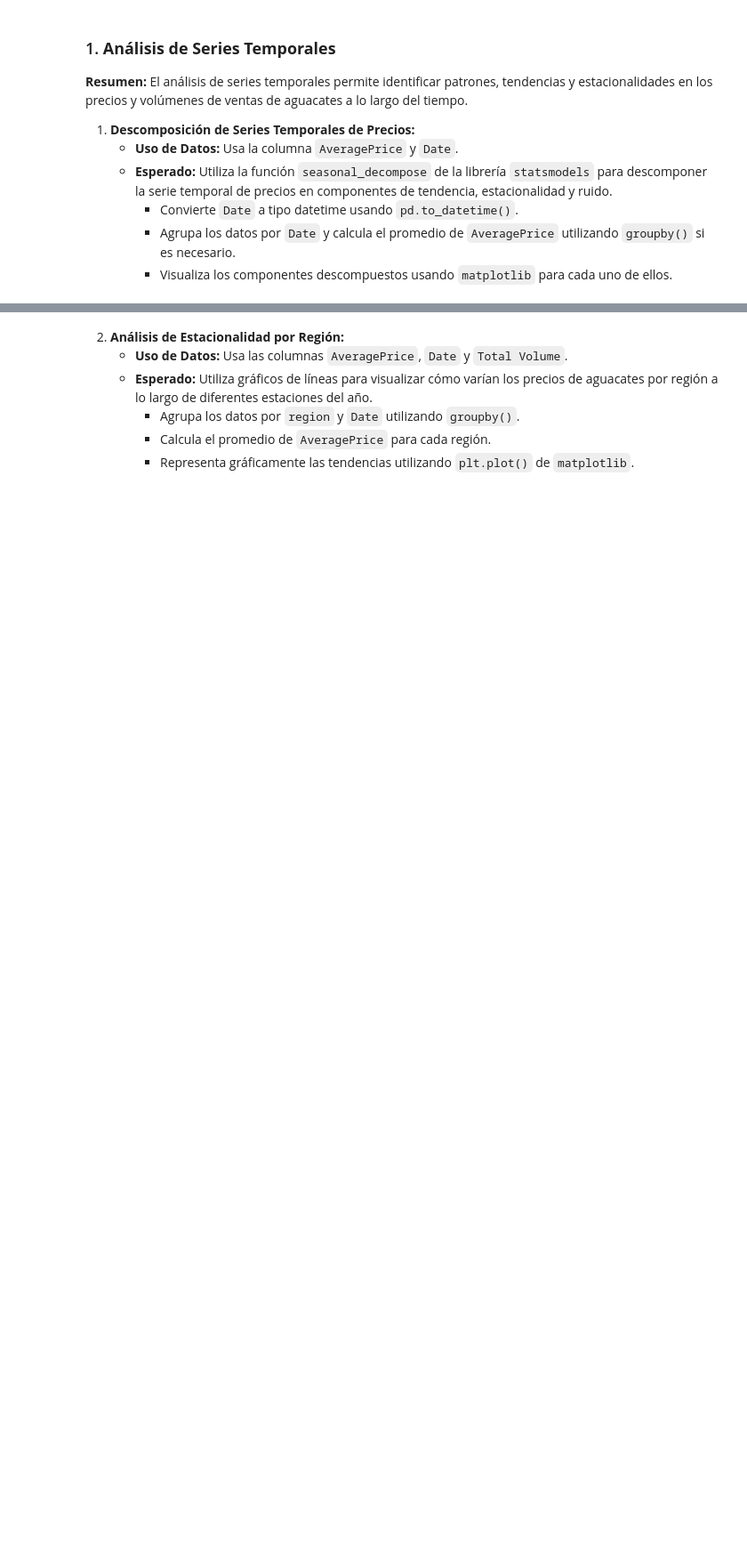
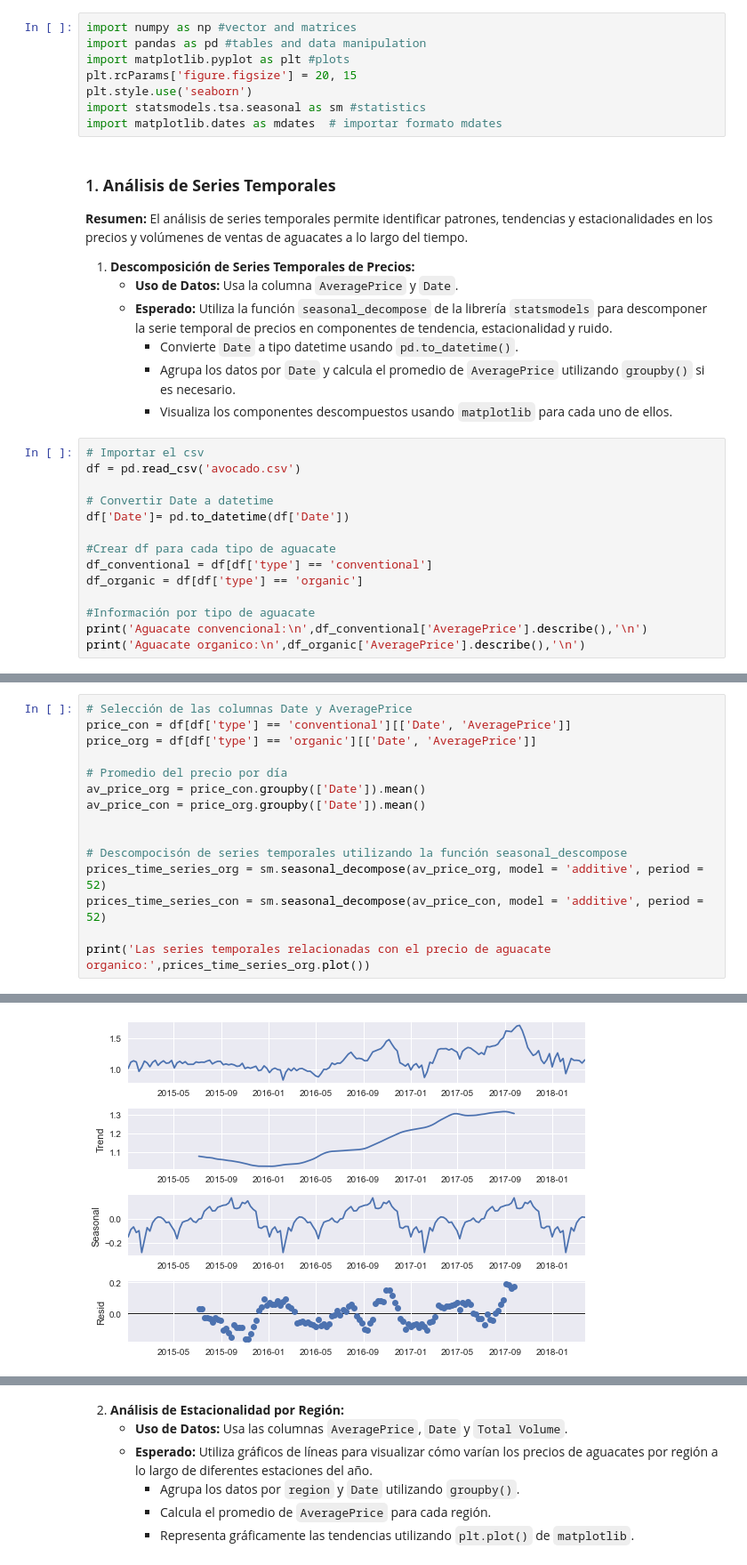
Before and after one commit to Julix4/avocado_project, a Jupyter notebook: proyecto_markdown.ipynb, the cells around one changed output, grey strips where cells are left out. Shown at 89% size. Cells and saved outputs as stored; diff of their text form; blank space fills up the shorter version.

Commit message:
Merge analisis series temporales a proyecto_markdown (#2)
* update time series analysis and EDA document update

```diff
--- a/proyecto_markdown.ipynb
+++ b/proyecto_markdown.ipynb
@@ -1,3 +1,11 @@
+# %%
+import numpy as np #vector and matrices
+import pandas as pd #tables and data manipulation
+import matplotlib.pyplot as plt #plots
+plt.rcParams['figure.figsize'] = 20, 15
+plt.style.use('seaborn')
+import statsmodels.tsa.seasonal as sm #statistics
+import matplotlib.dates as mdates  # importar formato mdates
 # %% [markdown]
 ### 1. **Análisis de Series Temporales**
 **Resumen:** El análisis de series temporales permite identificar patrones, tendencias y estacionalidades en los precios y volúmenes de ventas de aguacates a lo largo del tiempo.
@@ -8,3 +16,17 @@
      - Convierte `Date` a tipo datetime usando `pd.to_datetime()`.
      - Agrupa los datos por `Date` y calcula el promedio de `AveragePrice` utilizando `groupby()` si es necesario.
      - Visualiza los componentes descompuestos usando `matplotlib` para cada uno de ellos.
+# %%
+# Importar el csv
+df = pd.read_csv('avocado.csv')
+
+# Convertir Date a datetime
+df['Date']= pd.to_datetime(df['Date'])
+
+#Crear df para cada tipo de aguacate
+df_conventional = df[df['type'] == 'conventional']
+df_organic = df[df['type'] == 'organic']
+
+#Información por tipo de aguacate
+print('Aguacate convencional:\n',df_conventional['AveragePrice'].describe(),'\n')
+print('Aguacate organico:\n',df_organic['AveragePrice'].describe(),'\n')
@@ -10,0 +51,16 @@
+# %%
+# Selección de las columnas Date y AveragePrice
+price_con = df[df['type'] == 'conventional'][['Date', 'AveragePrice']]
+price_org = df[df['type'] == 'organic'][['Date', 'AveragePrice']]
+
+# Promedio del precio por día
+av_price_org = price_con.groupby(['Date']).mean()
+av_price_con = price_org.groupby(['Date']).mean()
+
+
+# Descompocisón de series temporales utilizando la función seasonal_descompose
+prices_time_series_org = sm.seasonal_decompose(av_price_org, model = 'additive', period = 52)
+prices_time_series_con = sm.seasonal_decompose(av_price_con, model = 'additive', period = 52)
+
+print('Las series temporales relacionadas con el precio de aguacate organico:',prices_time_series_org.plot())
+# %% [output]
@@ -10,0 +68 @@
+[figure, added]
```
Also changed, not shown: parts of 9 cells of this notebook, 2 other files.
